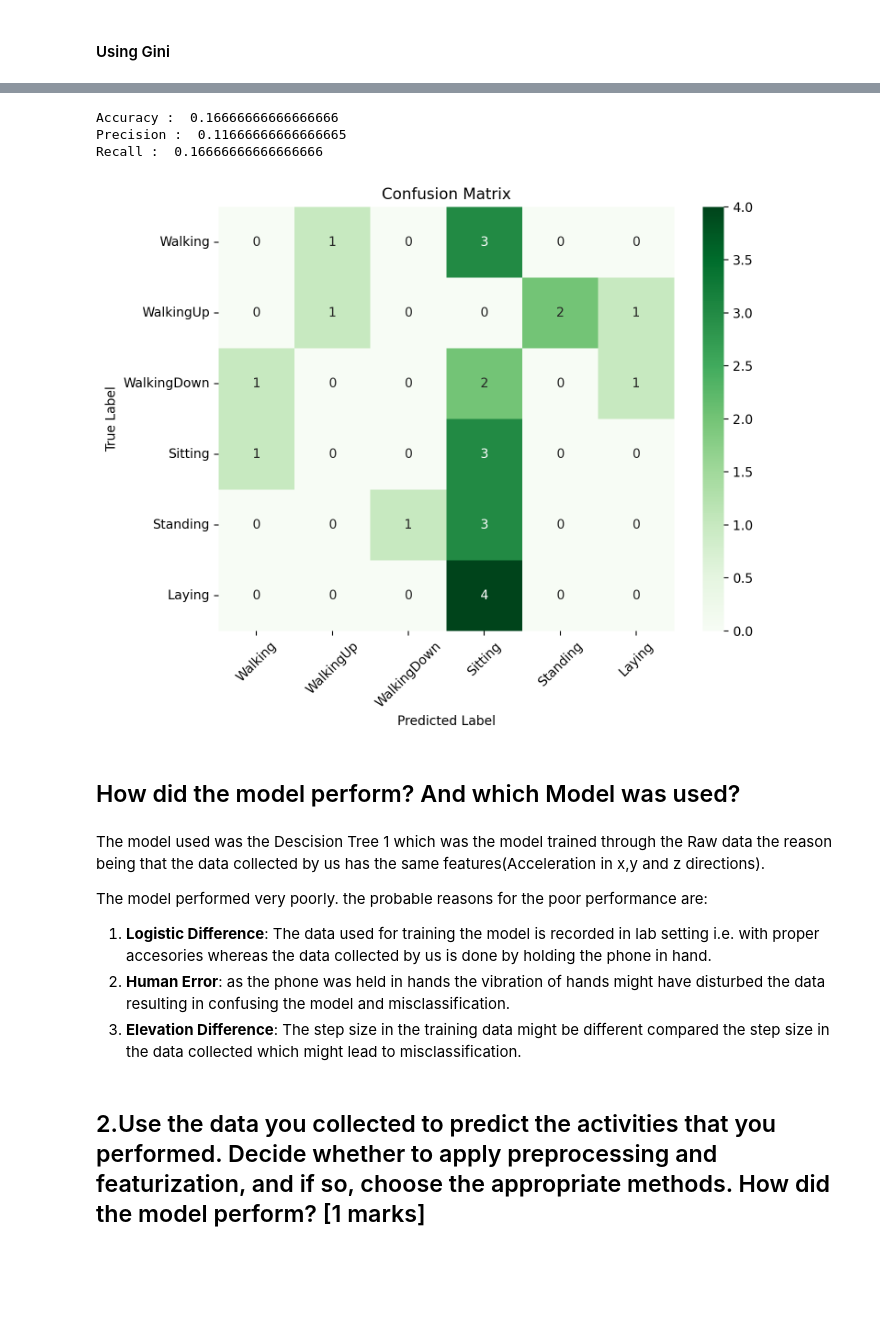
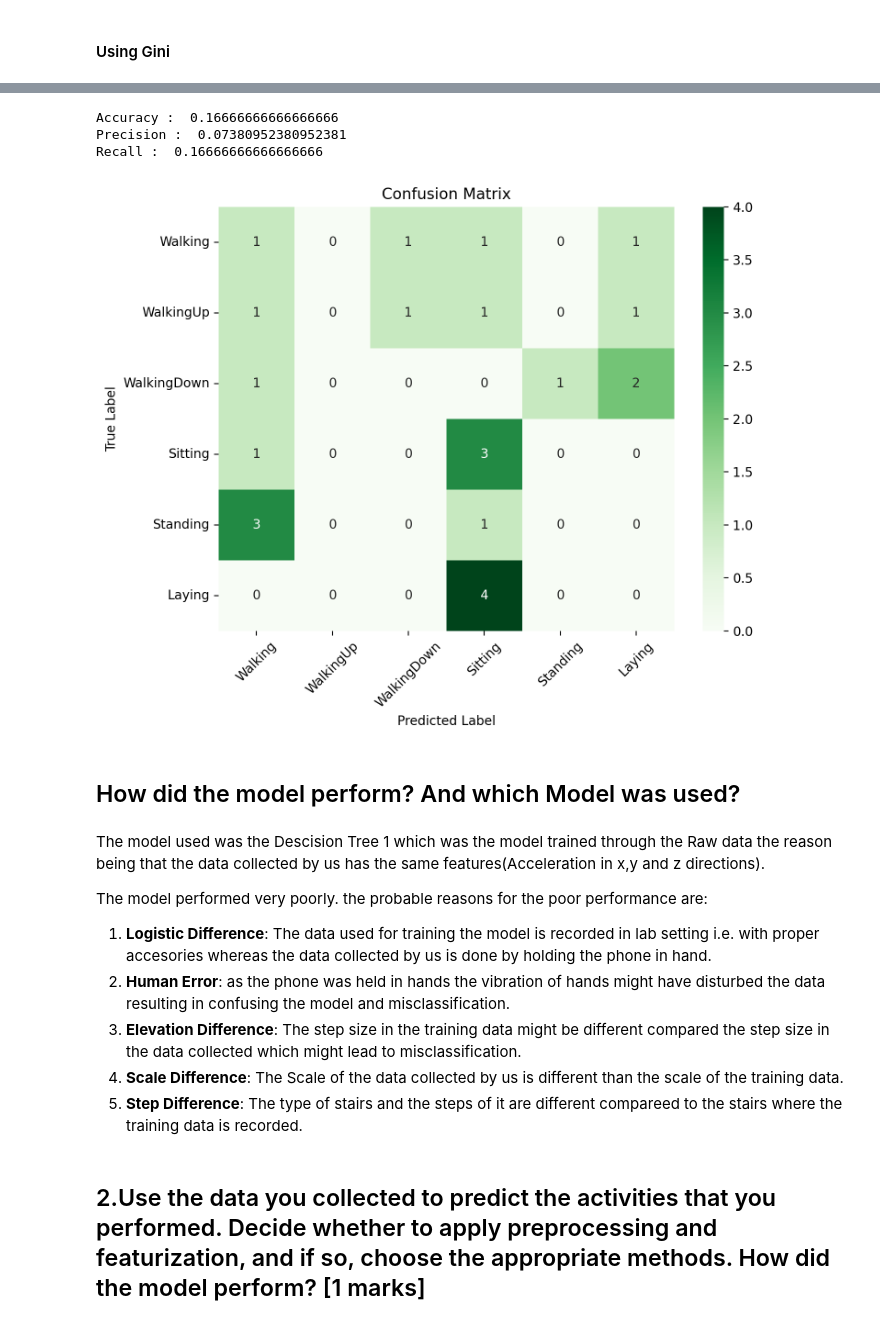
Before and after one commit to nupoor-ka/es_335_ml_har, a Jupyter notebook: Task_4.ipynb, the cells around one changed output, grey strips where cells are left out. Cells and saved outputs as stored; diff of their text form; code cells hidden in the pictures; blank space fills up the shorter version.

```diff
--- a/Task_4.ipynb
+++ b/Task_4.ipynb
@@ -67,0 +70,8 @@ My_X_test_rs=My_X_test.reshape(24,1500)
+# %%
+My_X_test_f=My_X_test.reshape(-1,3)
+print(My_X_test_f.shape)
+scaler=StandardScaler()
+My_X_test_f_n=scaler.fit_transform(My_X_test_f)
+print(My_X_test_f_n)
+My_X_test_n_rs_3d=My_X_test_f_n.reshape(24,500,3)
+My_X_test_n_rs=My_X_test_n_rs_3d.reshape(24,1500)
@@ -70,11 +91,11 @@ My_X_test_rs=My_X_test.reshape(24,1500)
 # %% [markdown]
 #### Using Gini
 # %%
-dt2_g=joblib.load('/Users/pranavthakkar/Documents/GitHub/es335-24-fall-assignment-1/t2_dt1_g.pkl')
-y_hat=dt2_g.predict(My_X_test_rs)
+dt1_g=joblib.load('/Users/pranavthakkar/Documents/GitHub/es335-24-fall-assignment-1/t2_dt1_g.pkl')
+y_hat=dt1_g.predict(My_X_test_n_rs)
 a=skl.metrics.accuracy_score(y_test3,y_hat)
 print("Accuracy : ",a)
-p=skl.metrics.precision_score(y_test3,y_hat,average='macro')
+p=skl.metrics.precision_score(y_test3,y_hat,average='macro',zero_division=0)
 print("Precision : ",p)
 r=skl.metrics.recall_score(y_test3,y_hat,average='macro')
 print("Recall : ",r)
@@ -94,25 +115,25 @@ Recall :  0.20833333333333334
 # %%
-dt2_g=joblib.load('/Users/pranavthakkar/Documents/GitHub/es335-24-fall-assignment-1/t2_dt1_e.pkl')
-y_hat=dt2_g.predict(My_X_test_rs)
+dt1_e=joblib.load('/Users/pranavthakkar/Documents/GitHub/es335-24-fall-assignment-1/t2_dt1_e.pkl')
+y_hat=dt1_e.predict(My_X_test_n_rs)
 a=skl.metrics.accuracy_score(y_test3,y_hat)
 print("Accuracy : ",a)
-p=skl.metrics.precision_score(y_test3,y_hat,average='macro')
+p=skl.metrics.precision_score(y_test3,y_hat,average='macro',zero_division=0)
 print("Precision : ",p)
 r=skl.metrics.recall_score(y_test3,y_hat,average='macro')
 print("Recall : ",r)
 cm=skl.metrics.confusion_matrix(y_test3,y_hat)
 plt.figure(figsize=(8, 6))
 sns.heatmap(cm, annot=True, fmt='d', cmap='Greens', xticklabels=activities, yticklabels=activities)
 plt.xticks(rotation=45)
 plt.xlabel('Predicted Label')
 plt.ylabel('True Label')
 plt.title('Confusion Matrix')
 plt.show()
 # %% [output]
 Accuracy :  0.16666666666666666
-Precision :  0.11666666666666665
+Precision :  0.07380952380952381
 Recall :  0.16666666666666666
-[figure, old version]
+[figure, new version]
 # %% [markdown]
 ## How did the model perform? And which Model was used?
 # %% [markdown]
@@ -123,6 +144,8 @@ the probable reasons for the poor performance are:
 1. **Logistic Difference**: The data used for training the model is recorded in lab setting i.e. with proper accesories whereas the data collected by us is done by holding the phone in hand.
 2. **Human Error**: as the phone was held in hands the vibration of hands might have disturbed the data resulting in confusing the model and misclassification.
 3. **Elevation Difference**: The step size in the training data might be different compared the step size in the data collected which might lead to misclassification.
+4. **Scale Difference**: The Scale of the data collected by us is different than the scale of the training data.
+5. **Step Difference**: The type of stairs and the steps of it are different compareed to the stairs where the training data is recorded.
 # %% [markdown]
 ## 2.Use the data you collected to predict the activities that you performed. Decide whether to apply preprocessing and featurization, and if so, choose the appropriate methods. How did the model perform? [1 marks]
 # %% [markdown]
```
Also changed, not shown: parts of 19 cells of this notebook.
